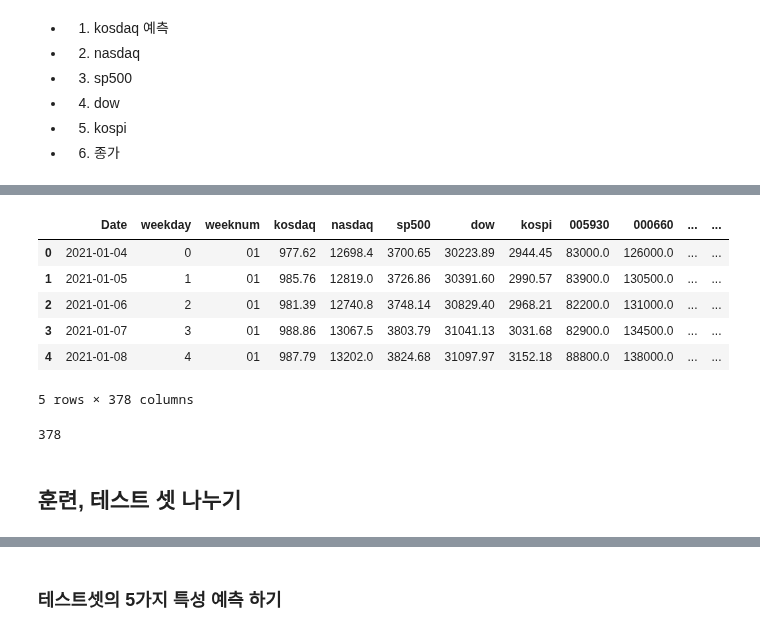
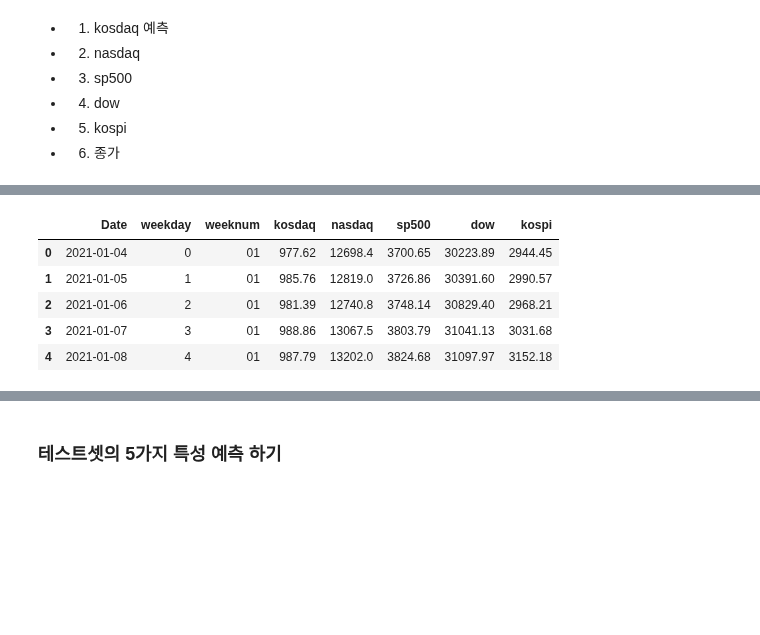
Before and after one commit to kbjung/Dacon, a Jupyter notebook: TP1/03_모델_선정/03-01_모델_선정_ver0.7.ipynb, the cells around one changed output, grey strips where cells are left out. Saved outputs shown, nothing was run; the diff lists cells and outputs as text; code cells hidden in the pictures; blank space fills up the shorter version.

```diff
--- a/TP1/03_모델_선정/03-01_모델_선정_ver0.7.ipynb
+++ b/TP1/03_모델_선정/03-01_모델_선정_ver0.7.ipynb
@@ -69,6 +73,11 @@ df.head()
 | 2 | 2021-01-06 | 981.39 | 12740.8 | 3748.14 | 30829.40 | 2968.21 |
 | 3 | 2021-01-07 | 988.86 | 13067.5 | 3803.79 | 31041.13 | 3031.68 |
 | 4 | 2021-01-08 | 987.79 | 13202.0 | 3824.68 | 31097.97 | 3152.18 |
+# %%
+# 요일 번호와 주 번호 지정하여 열로 추가하기
+df['Date'] = pd.to_datetime(df['Date'])
+df['weekday'] = df['Date'].apply(lambda x : x.weekday())
+df['weeknum'] = df['Date'].apply(lambda x : x.strftime('%V'))
 # %%
 df.info()
 # %% [output]
@@ -87,0 +105,3 @@ memory usage: 10.9+ KB
+# %%
+df = df[['Date', 'weekday', 'weeknum','kosdaq', 'nasdaq', 'sp500', 'dow', 'kospi']]
+df.head()
@@ -87,0 +117,6 @@ memory usage: 10.9+ KB
+# %%
+start_date = '2021-01-04'
+end_date = '2021-10-29'
+# %%
+train = df[(df['Date'] <= end_date) & (df['Date'] >= start_date)]
+test =  df[(df['Date'] <= '2021-11-05') & (df['Date'] >= '2021-11-01')]
@@ -200,17 +210,9 @@ for code in tqdm(stock_list['종목코드'][1:]):
 # %%
-data.head()
+train.head()
 # %% [output]
-|  | Date | weekday | weeknum | kosdaq | nasdaq | sp500 | dow | kospi | 005930 | 000660 | ... | ... |
-| 0 | 2021-01-04 | 0 | 01 | 977.62 | 12698.4 | 3700.65 | 30223.89 | 2944.45 | 83000.0 | 126000.0 | ... | ... |
-| 1 | 2021-01-05 | 1 | 01 | 985.76 | 12819.0 | 3726.86 | 30391.60 | 2990.57 | 83900.0 | 130500.0 | ... | ... |
-| 2 | 2021-01-06 | 2 | 01 | 981.39 | 12740.8 | 3748.14 | 30829.40 | 2968.21 | 82200.0 | 131000.0 | ... | ... |
-| 3 | 2021-01-07 | 3 | 01 | 988.86 | 13067.5 | 3803.79 | 31041.13 | 3031.68 | 82900.0 | 134500.0 | ... | ... |
-| 4 | 2021-01-08 | 4 | 01 | 987.79 | 13202.0 | 3824.68 | 31097.97 | 3152.18 | 88800.0 | 138000.0 | ... | ... |
+|  | Date | weekday | weeknum | kosdaq | nasdaq | sp500 | dow | kospi |
+| 0 | 2021-01-04 | 0 | 01 | 977.62 | 12698.4 | 3700.65 | 30223.89 | 2944.45 |
+| 1 | 2021-01-05 | 1 | 01 | 985.76 | 12819.0 | 3726.86 | 30391.60 | 2990.57 |
+| 2 | 2021-01-06 | 2 | 01 | 981.39 | 12740.8 | 3748.14 | 30829.40 | 2968.21 |
+| 3 | 2021-01-07 | 3 | 01 | 988.86 | 13067.5 | 3803.79 | 31041.13 | 3031.68 |
+| 4 | 2021-01-08 | 4 | 01 | 987.79 | 13202.0 | 3824.68 | 31097.97 | 3152.18 |
-5 rows × 378 columns
-# %%
-# 총 378열
-len(data.columns)
-# %% [output]
-378
-# %% [markdown]
-## 훈련, 테스트 셋 나누기
```
Also changed, not shown: parts of 47 cells of this notebook, 28 other files.
